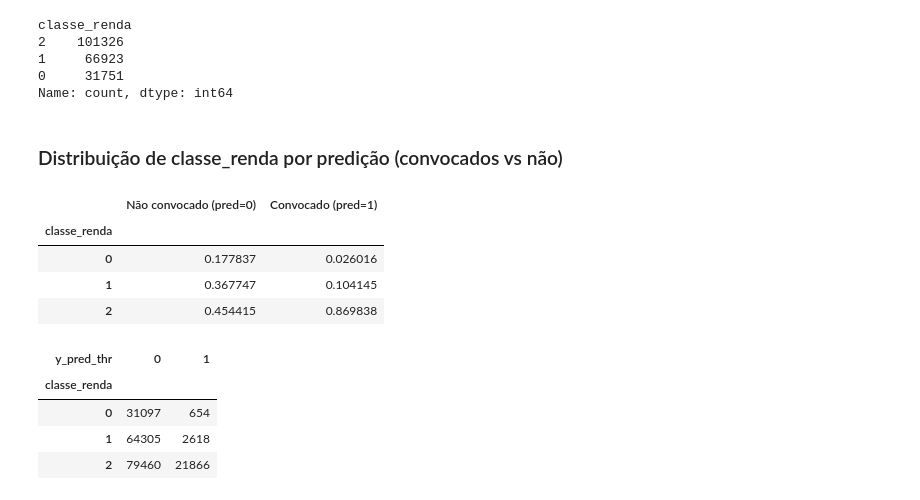
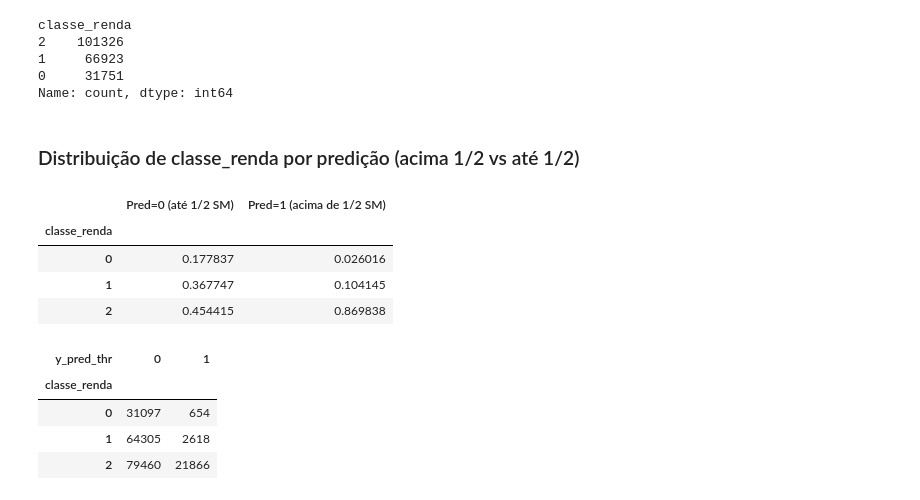
Before and after one commit to mariananresende/predicao_classe_renda_informal, a Jupyter notebook: ML_df_prop_binario_ivcad.ipynb, the cells around one changed output. Saved outputs shown, nothing was run; the diff lists cells and outputs as text; code cells hidden in the pictures.

```diff
--- a/ML_df_prop_binario_ivcad.ipynb
+++ b/ML_df_prop_binario_ivcad.ipynb
@@ -2021,13 +2214,13 @@ classe_renda
 0     31751
 Name: count, dtype: int64
 # %% [markdown]
-### Distribuição de classe_renda por predição (convocados vs não)
+### Distribuição de classe_renda por predição (acima 1/2 vs até 1/2)
 # %%
 tab = pd.crosstab(df_test["classe_renda"], df_test["y_pred_thr"], normalize="columns")
-tab.columns = ["Não convocado (pred=0)", "Convocado (pred=1)"]
+tab.columns = ["Pred=0 (até 1/2 SM)", "Pred=1 (acima de 1/2 SM)"]
 tab
 # %% [output]
-|  | Não convocado (pred=0) | Convocado (pred=1) |
+|  | Pred=0 (até 1/2 SM) | Pred=1 (acima de 1/2 SM) |
 | classe_renda |  |  |
 | 0 | 0.177837 | 0.026016 |
 | 1 | 0.367747 | 0.104145 |
```
Also changed, not shown: parts of 16 cells of this notebook, 5 other files.
